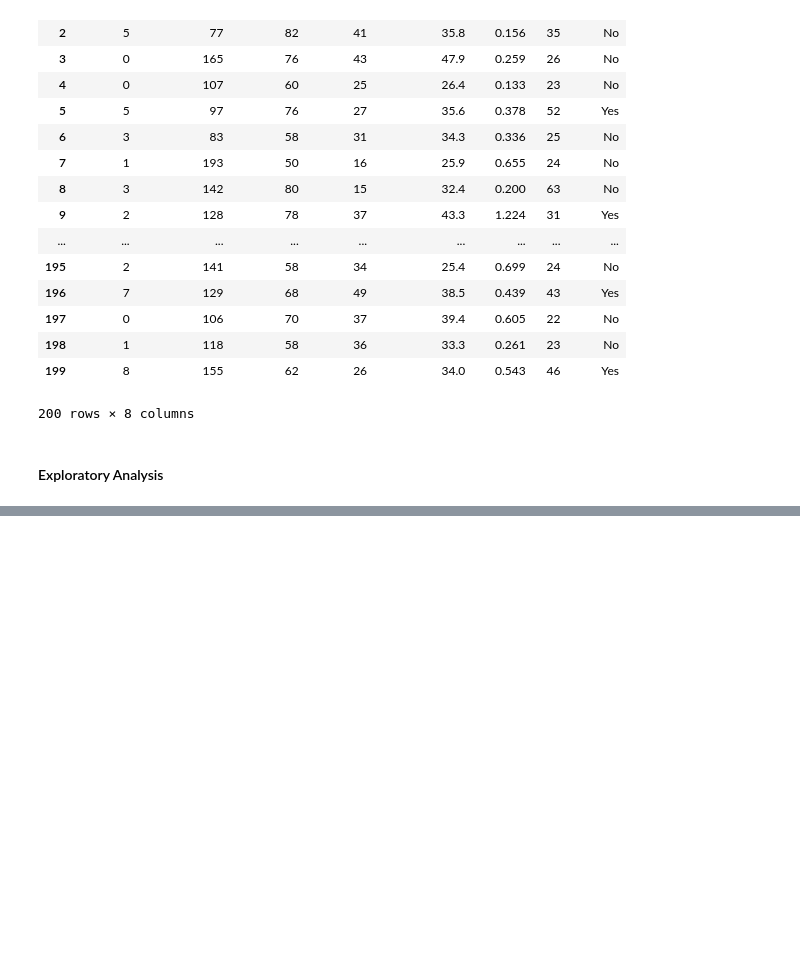
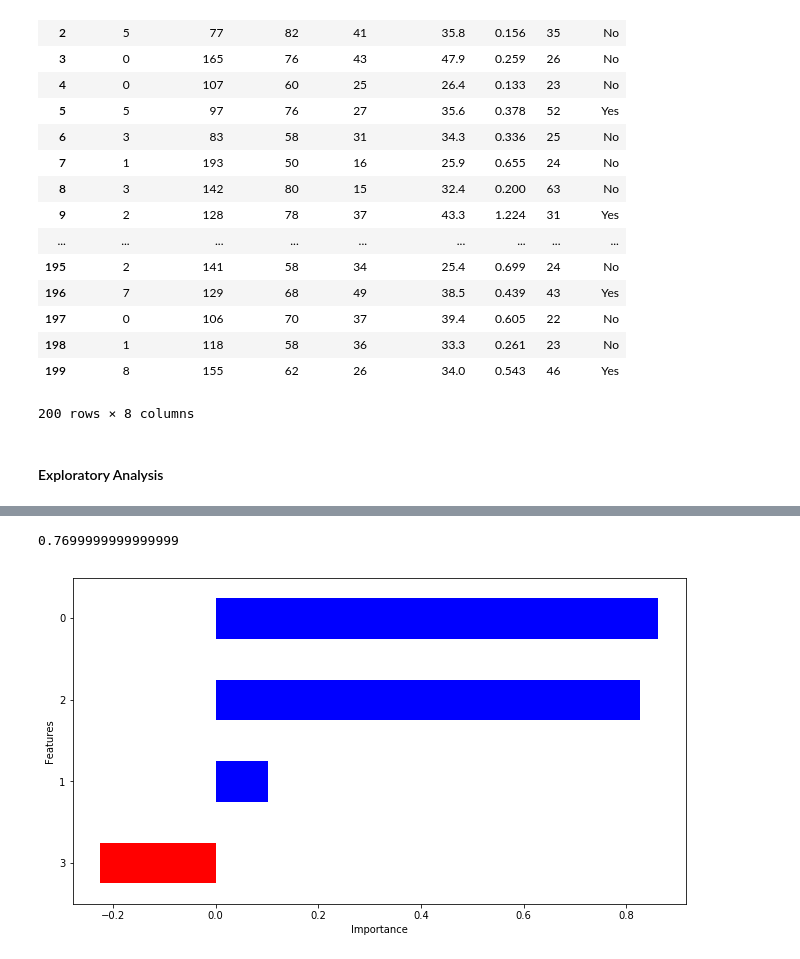
Before and after one commit to rjs211/CS564-ML, a Jupyter notebook: Assignment1/Q2/Q2.ipynb, the cells around one changed output, grey strips where cells are left out. Cells and saved outputs as stored; diff of their text form; code cells hidden in the pictures; blank space fills up the shorter version.

```diff
--- a/Assignment1/Q2/Q2.ipynb
+++ b/Assignment1/Q2/Q2.ipynb
@@ -94,0 +132,14 @@ for metric_list in power_metrics:
+# %%
+selected_metrics = ['NumPreg', 'PlasmaGlucose', 'BodyMassIndex', 'Pedigree']
+
+X = data[metrics]
+Y = data['Diabetic'].reset_index()
+
+pca = PCA(n_components = 4)
+X = pandas.DataFrame(pca.fit_transform(X), index = None).reset_index()
+
+score = tester(X, Y, 20, True)
+print(score)
+# %% [output]
+0.7699999999999999
+[figure, added]
```
Also changed, not shown: parts of 11 cells of this notebook.
